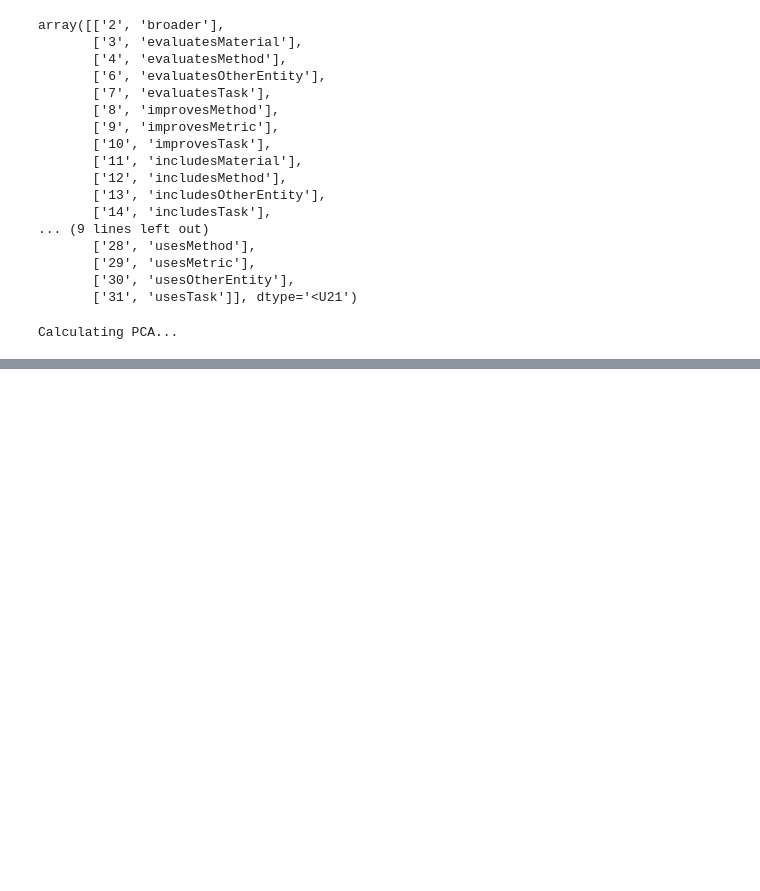
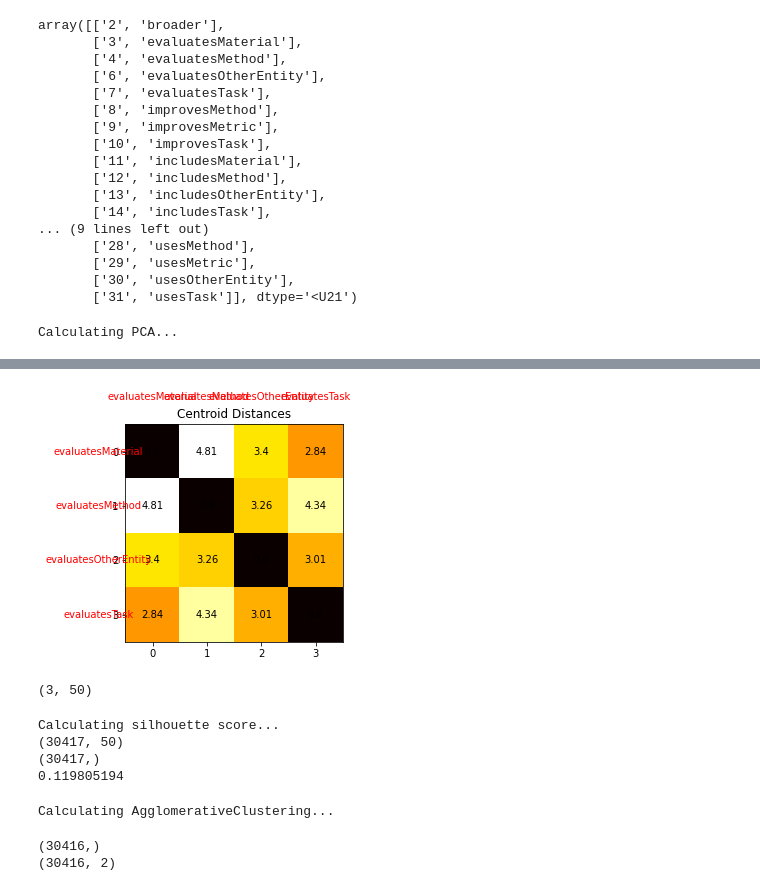
Before and after one commit to Pylyr/Internship_SBERT, a Jupyter notebook: pca.ipynb, the cells around one changed output, grey strips where cells are left out. Cells and saved outputs as stored; diff of their text form; code cells hidden in the pictures; blank space fills up the shorter version.

Commit message:
pca distance

```diff
--- a/pca.ipynb
+++ b/pca.ipynb
@@ -119,0 +345,67 @@ Clustering...
+# %%
+kmeans.cluster_centers_.shape
+# plot centroidDistances matrix with labels of the relational groups
+fig, ax = plt.subplots()
+ax.imshow(centroidDistances(kmeans.cluster_centers_), cmap='hot', interpolation='nearest')
+
+ax.set_xticks(np.arange(n_relations))
+ax.set_yticks(np.arange(n_relations))
+ax.set_xticklabels(np.arange(n_relations))
+ax.set_yticklabels(np.arange(n_relations))
+
+# add labels to the centroidDistances matrix
+for i in range(n_relations):
+    for j in range(n_relations):
+        ax.text(j, i, round(centroidDistances(kmeans.cluster_centers_)[i, j], 2), ha='center', va='center', color='black')
+
+# add a string of the relational groups to the centroidDistances matrix on top and on the left side
+for i in range(n_relations):
+    ax.text(i, -1, extractFirstCamel(conv_dict[selected_relational_groups[i]], on=isUnified), ha='center', va='center', color='red')
+    ax.text(-1, i, extractFirstCamel(conv_dict[selected_relational_groups[i]], on=isUnified), ha='center', va='center', color='red')
+
+# Add a title
+ax.set_title('Centroid Distances')
+
+plt.show()
+# %% [output]
+[figure, added]
+# %%
+kmeans.cluster_centers_.shape
+# %% [output]
+(3, 50)
+# %%
+# Calculate the silhouette score on 10% of the data
+print('Calculating silhouette score...')
+
+# 50k takes 30s to run
+# 67k takes 50s to run
+# 92k takes 100s to run
+
+r = 1
+randomized_indexes = np.random.randint(0, len(selected_transformed_indexes), size=int(len(selected_transformed_indexes) * r))
+transformed_sample = selected_transformed[randomized_indexes]
+labels_sample = kmeans.labels_[randomized_indexes]
+print(transformed_sample.shape)
+print(labels_sample.shape)
+
+silhouette_score_val = silhouette_score(transformed_sample, labels_sample, metric='euclidean')
+print(silhouette_score_val)
+# %% [output]
+Calculating silhouette score...
+(30417, 50)
+(30417,)
+0.119805194
+# %%
+print('Calculating AgglomerativeClustering...')
+aglo_clustering = AgglomerativeClustering(n_clusters=3, linkage='ward', compute_distances=True).fit(selected_transformed)
+# aglo_clustering = AgglomerativeClustering(n_clusters=None, distance_threshold=3, linkage='ward').fit(selected_transformed)
+# %% [output]
+Calculating AgglomerativeClustering...
+# %%
+# print(aglo_clustering.n_clusters_)
+print(aglo_clustering.distances_.shape)
+print(aglo_clustering.children_.shape)
+# print(aglo_clustering.distances_.tolist())
+# %% [output]
+(30416,)
+(30416, 2)
```
Also changed, not shown: parts of 17 cells of this notebook, 5 other files.
